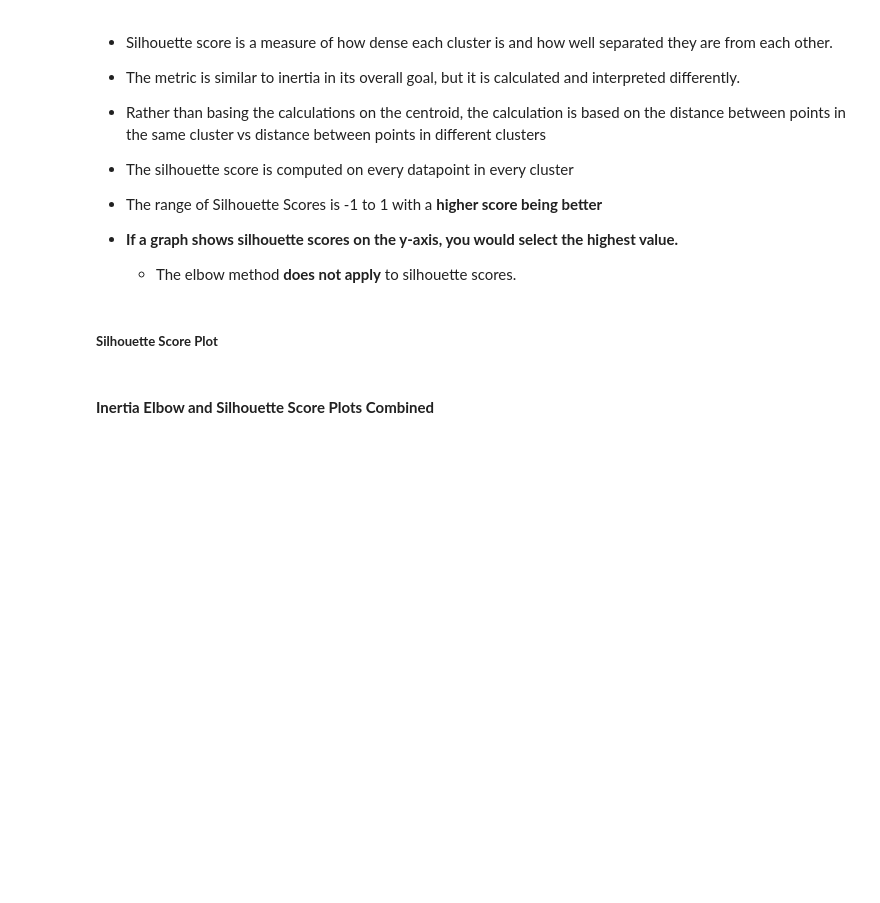
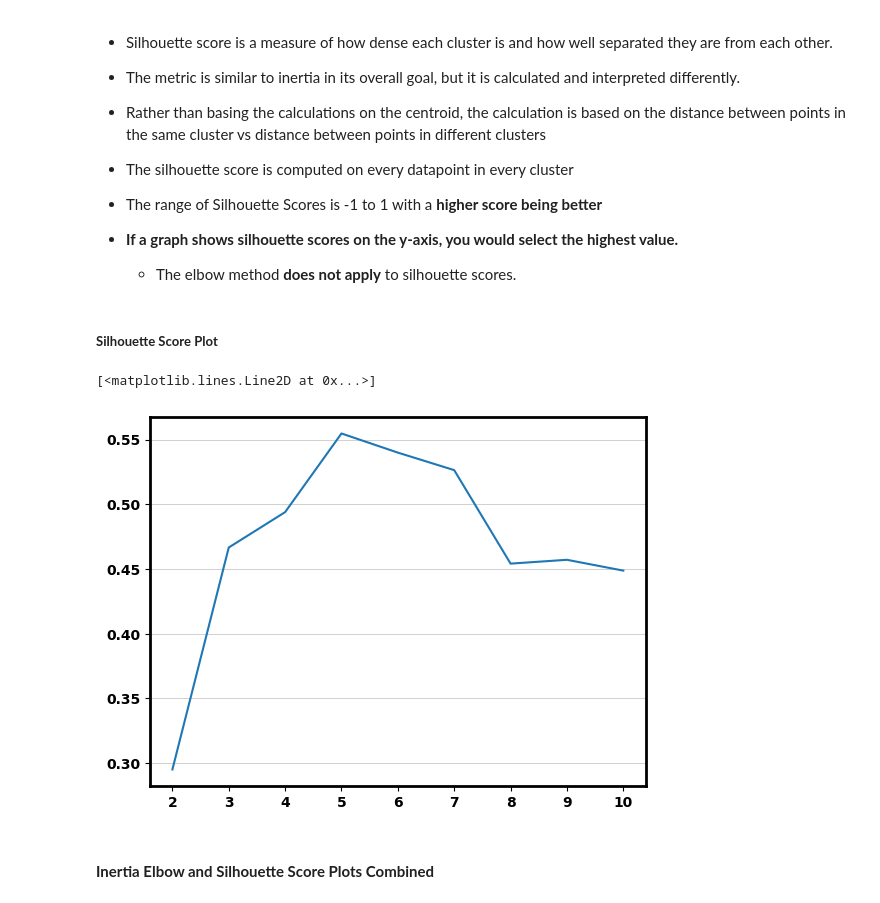
Before and after one commit to Caellwyn/intermediate-ml-wk02-unsupervised-learning-codealongs, a Jupyter notebook: Lecture 1/IN CLASS Data Analysis with Clustering codealong.ipynb, the cells around one changed output. Drawn from its saved outputs; the diff is of its cells as text; code cells hidden in the pictures; blank space fills up the shorter version.

```diff
--- a/Lecture 1/IN CLASS Data Analysis with Clustering codealong.ipynb
+++ b/Lecture 1/IN CLASS Data Analysis with Clustering codealong.ipynb
@@ -214,11 +268,19 @@ There are many ways to do this:
 ##### **Silhouette Score Plot**
 # %%
 ## Create an empty list for silhouette scores
-
+sils = []
 ## Loop through k values between 2 and 10
 ## and store the scores in the list
-
+for k in ks:
+    kmeans = KMeans(n_clusters=k)
+    kmeans.fit(X_scaled)
+    labels = kmeans.labels_
+    sils.append(silhouette_score(X_scaled, labels))
 ## Visualize the scores
+plt.plot(ks, sils)
+# %% [output]
+[<matplotlib.lines.Line2D at 0x...>]
+[figure, added]
 # %% [markdown]
 #### **Inertia Elbow and Silhouette Score Plots Combined**
 # %%
```
Also changed, not shown: parts of 23 cells of this notebook.
